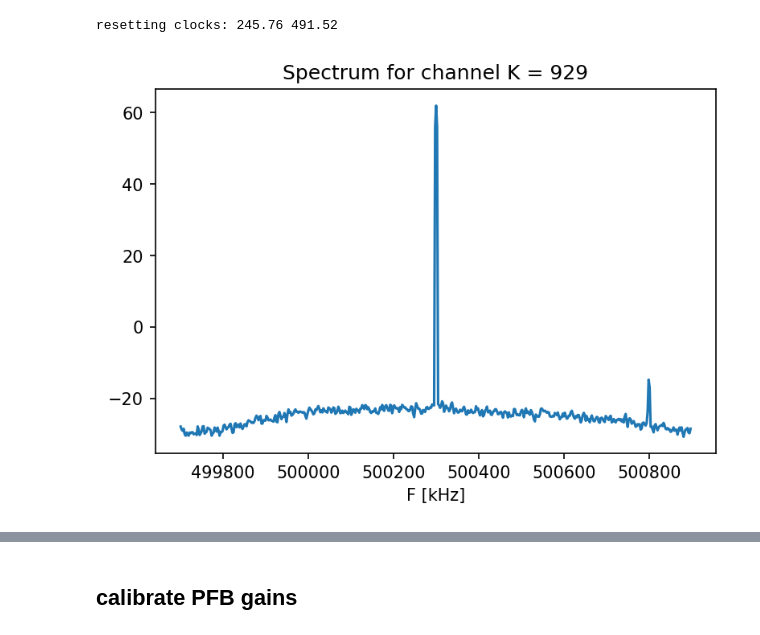
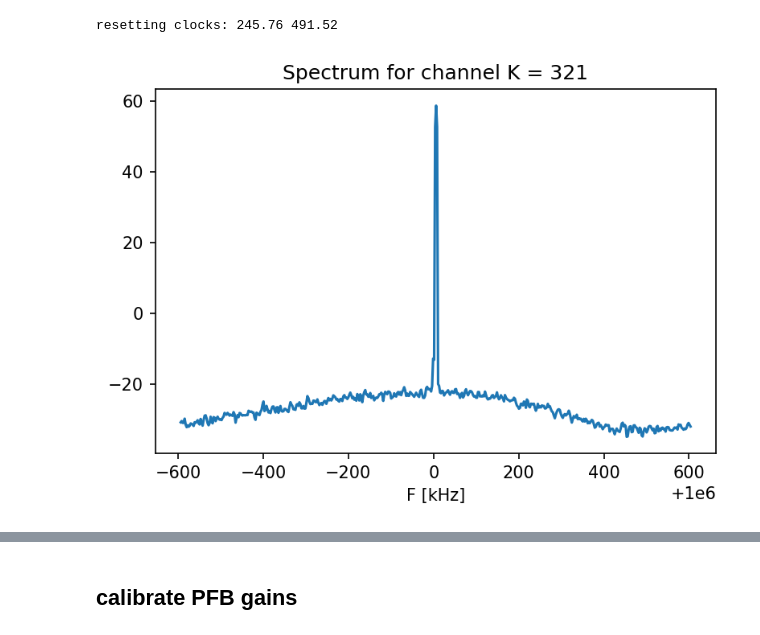
Before and after one commit to openquantumhardware/qick-tools, a Jupyter notebook: mkids_216_4x1024/mkids_4x1024.ipynb, the cells around one changed output, grey strips where cells are left out. Cells and saved outputs as stored; diff of their text form; code cells hidden in the pictures.

```diff
--- a/mkids_216_4x1024/mkids_4x1024.ipynb
+++ b/mkids_216_4x1024/mkids_4x1024.ipynb
@@ -152,35 +152,39 @@ def measure_single(freq, decimation=2, downconvert=True): # MHz
     # example: 1e4*1024*250/2457.6e6 = ~1 sec
     return fs, fcenter, K, x_buf, offset
 
 def plot_spectrum(fs, fcenter, K, x_buf, offset, truncate=200):
     # apply offset correction and convert to complex
     # TODO: figure out if there's a smarter way to get rid of junk at the start of the buffer
     x = (x_buf[truncate:].astype(np.float64)+offset).dot([1, 1j])
 
     plt.figure(1,dpi=150)
 
     F, Y = fftshift(welch(x,
                           fs*1000,
                           return_onesided=False,
                           detrend=False,
                           nperseg=512), axes=1)
     F += fcenter*1000
     plt.plot(F,10*np.log10(Y)) # welch gives you power spectrum
 
     plt.title("Spectrum for channel K = %d" %K);
     plt.xlabel("F [kHz]");
 
-set_mixer(1000) # MHz
-fout = 500.3
+#set_mixer(1000) # MHz
+#fout = 500.3
+
+set_mixer = 614
+fout = 1000.0060
+
 # fout = 982
 # fout = 1500.3
 # soc.dds_out.alloff()
 # np.copyto(soc.stream.buff, 0)
 set_outputs([fout], 0.1)
 # fs, fcenter, K, x_buf, offset = measure_single(fout, downconvert=False)
 fs, fcenter, K, x_buf, offset = measure_single(fout, downconvert=True)
 plot_spectrum(fs, fcenter, K, x_buf, offset)
 # %% [output]
-[figure, old version]
+[figure, new version]
 # %%
 plt.plot(x_buf[0:200])
```
Also changed, not shown: parts of 15 cells of this notebook, 8 other files.
